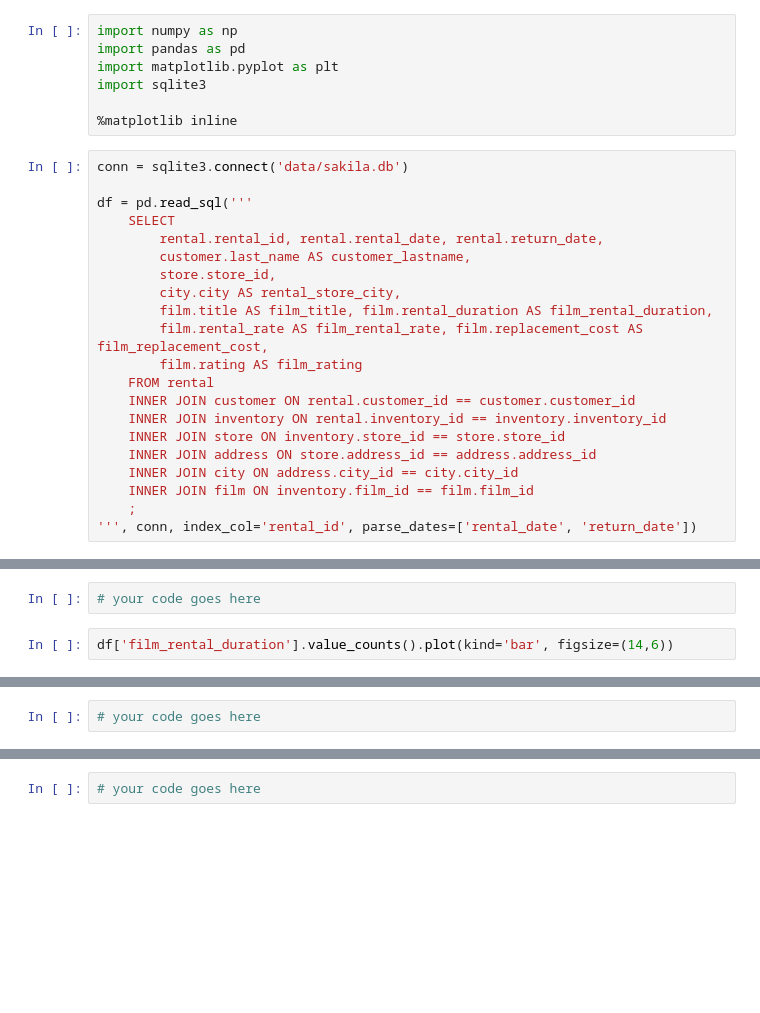
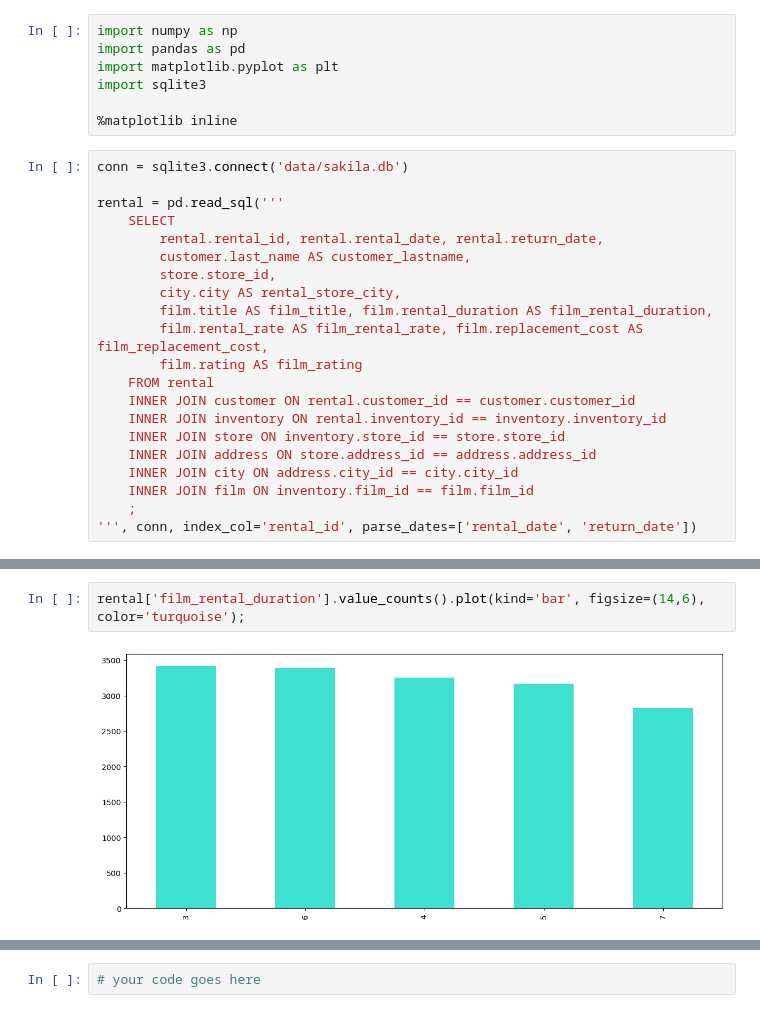
Before and after one commit to AlisonCG1/Freecodecamp-practice, a Jupyter notebook: Exercises_2.ipynb, the cells around one changed output, grey strips where cells are left out. Saved outputs shown, nothing was run; the diff lists cells and outputs as text; blank space fills up the shorter version.

```diff
--- a/Exercises_2.ipynb
+++ b/Exercises_2.ipynb
@@ -24,7 +24,7 @@ import sqlite3
 # %%
 conn = sqlite3.connect('data/sakila.db')
 
-df = pd.read_sql('''
+rental = pd.read_sql('''
     SELECT
         rental.rental_id, rental.rental_date, rental.return_date,
         customer.last_name AS customer_lastname,
@@ -66,10 +78,10 @@ df['film_rental_duration'].mean()
 ### What's the most common rental duration?
 
 Show a <b>bar plot</b> with all the durations.
-# %%
-# your code goes here
 # %%
-df['film_rental_duration'].value_counts().plot(kind='bar', figsize=(14,6))
+rental['film_rental_duration'].value_counts().plot(kind='bar', figsize=(14,6), color='turquoise');
+# %% [output]
+[figure, added]
 # %% [markdown]
 ![green-divider](https://user-images.githubusercontent.com/7065401/52071924-c003ad80-2562-11e9-8297-1c6595f8a7ff.png)
 
@@ -78,6 +90,4 @@ df['film_rental_duration'].value_counts().plot(kind='bar', figsize=(14,6))
 - Show a <b>pie plot</b> with all possible rental rates.
 - Show a <b>bar plot</b> with all possible rental rates.
 - Which plot you think fits the best in this case? Why?
-# %%
-# your code goes here
 # %%
```
Also changed, not shown: parts of 7 cells of this notebook.
